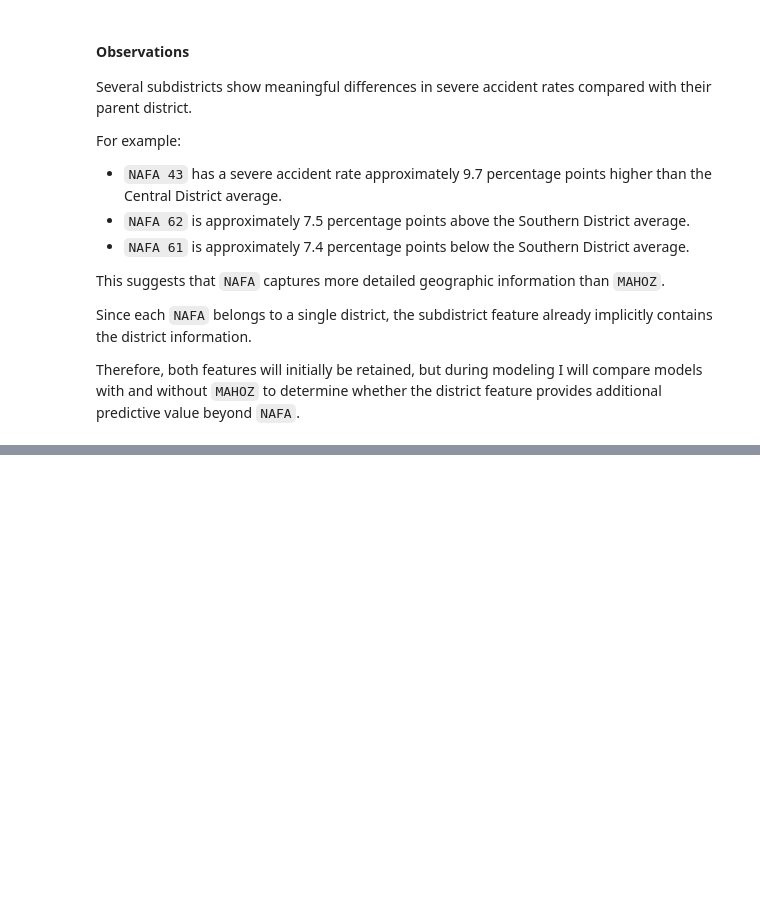
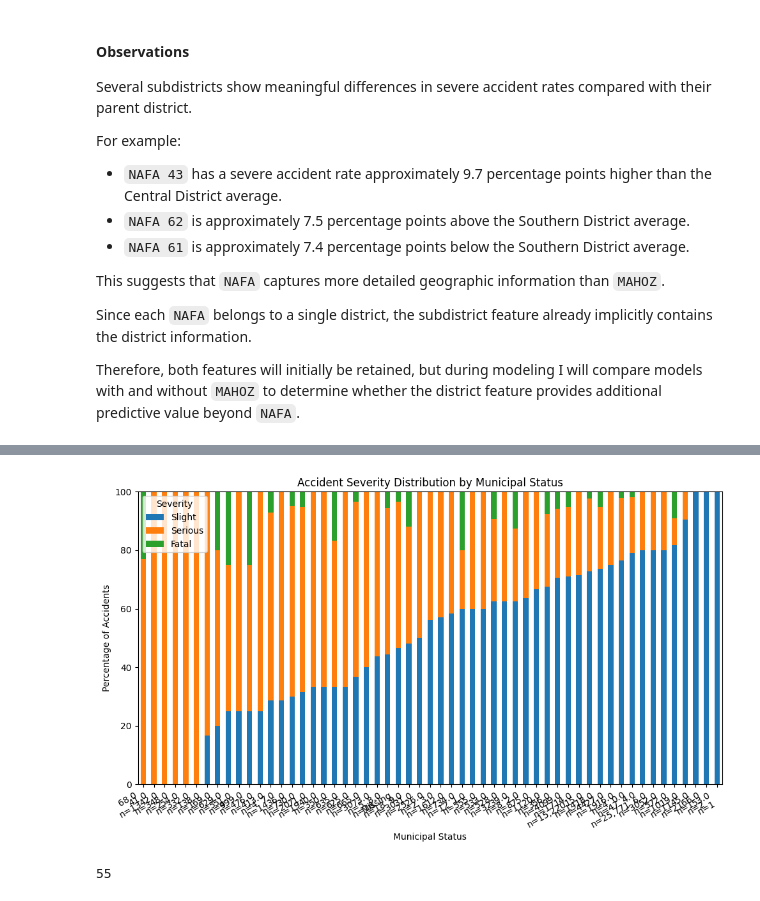
Before and after one commit to DavidCo1/israel-road-accident-severity-ml, a Jupyter notebook: notebooks/01_eda.ipynb, the cells around one changed output, grey strips where cells are left out. Drawn from its saved outputs; the diff is of its cells as text; code cells hidden in the pictures; blank space fills up the shorter version.

```diff
--- a/notebooks/01_eda.ipynb
+++ b/notebooks/01_eda.ipynb
@@ -2609,0 +2921,12 @@ Therefore, both features will initially be retained, but during modeling I will
+# %%
+plot_severity_by_feature(
+    train_df,
+    "MAAMAD_MINIZIPALI",
+    "Municipal Status"
+)
+# %% [output]
+[figure, added]
+# %%
+train_df["MAAMAD_MINIZIPALI"].nunique(dropna=False)
+# %% [output]
+55
```
Also changed, not shown: parts of 33 cells of this notebook.
